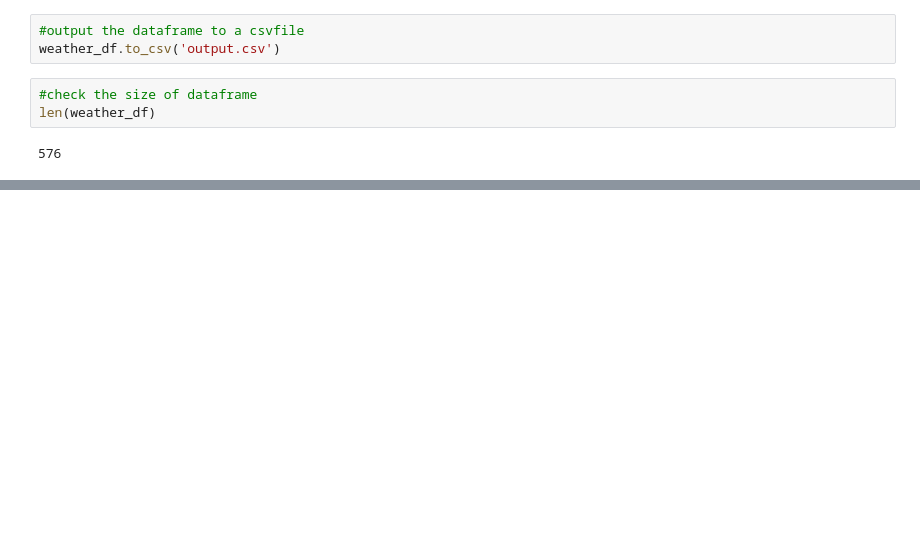
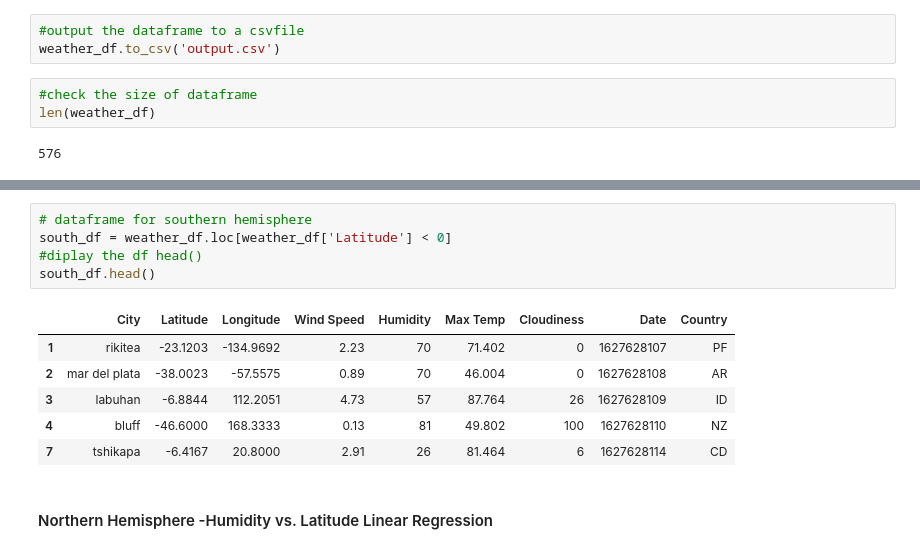
Before and after one commit to isha167/Python-API-Challenge, a Jupyter notebook: weatherpy/Weatherpy.ipynb, the cells around one changed output, grey strips where cells are left out. Drawn from its saved outputs; the diff is of its cells as text; blank space fills up the shorter version.

```diff
--- a/weatherpy/Weatherpy.ipynb
+++ b/weatherpy/Weatherpy.ipynb
@@ -146,0 +234,14 @@ summary_df
+# %%
+# dataframe for southern hemisphere
+south_df = weather_df.loc[weather_df['Latitude'] < 0]
+#diplay the df head()
+south_df.head()
+# %% [output]
+|  | City | Latitude | Longitude | Wind Speed | Humidity | Max Temp | Cloudiness | Date | Country |
+| 1 | rikitea | -23.1203 | -134.9692 | 2.23 | 70 | 71.402 | 0 | 1627628107 | PF |
+| 2 | mar del plata | -38.0023 | -57.5575 | 0.89 | 70 | 46.004 | 0 | 1627628108 | AR |
+| 3 | labuhan | -6.8844 | 112.2051 | 4.73 | 57 | 87.764 | 26 | 1627628109 | ID |
+| 4 | bluff | -46.6000 | 168.3333 | 0.13 | 81 | 49.802 | 100 | 1627628110 | NZ |
+| 7 | tshikapa | -6.4167 | 20.8000 | 2.91 | 26 | 81.464 | 6 | 1627628114 | CD |
+# %% [markdown]
+#### Northern Hemisphere -Humidity vs. Latitude Linear Regression
```
Also changed, not shown: parts of 29 cells of this notebook.
